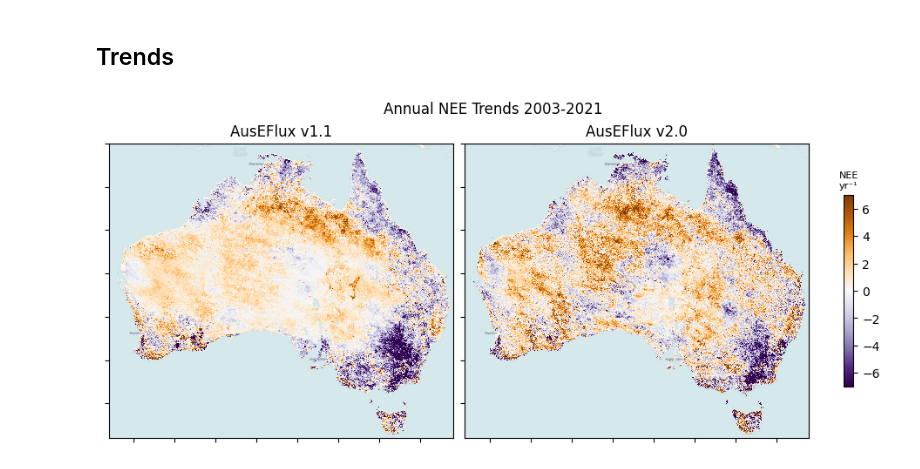
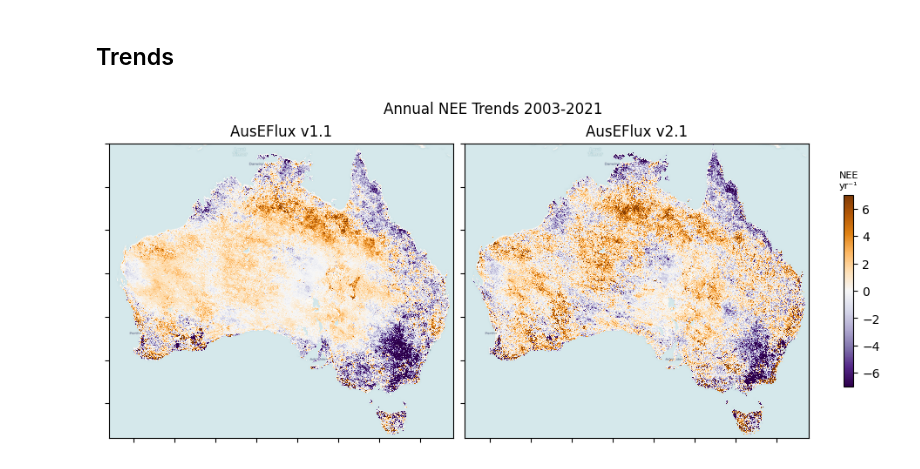
Before and after one commit to cbur24/AusEFlux, a Jupyter notebook: notebooks/analysis/Compare_AusEFlux_versions_NEE.ipynb, the cells around one changed output. Drawn from its saved outputs; the diff is of its cells as text; code cells hidden in the pictures.

```diff
--- a/notebooks/analysis/Compare_AusEFlux_versions_NEE.ipynb
+++ b/notebooks/analysis/Compare_AusEFlux_versions_NEE.ipynb
@@ -63,7 +64,9 @@ ds_v1 = xr.open_mfdataset(files).sel(time=slice('2003','2021'))
 ds_v1 = assign_crs(ds_v1, crs='EPSG:4326')
 ds_v1.attrs['nodata'] = np.nan
 
-folder = f'{base}v2/monthly/{var}'
+base = f'/g/data/xc0/project/AusEFlux/results/AusEFlux/'
+# folder = f'{base}v2/monthly/{var}'
+folder = f'{base}v2.1/{var}'
 files = [f'{folder}/{i}' for i in os.listdir(folder) if i.endswith(".nc")]
 files.sort()
 ds_v2 = xr.open_mfdataset(files).sel(time=slice('2003','2021'))
@@ -147,7 +150,7 @@ corr_data = [annual_mean_v1[f'{var}_median'].mean('time'),
              cv,
              corr]
 # %%
-products=[f'Annual Mean AusEFlux {var} v1.1', f'Annual Mean AusEFlux {var} v2.0',
+products=[f'Annual Mean AusEFlux {var} v1.1', f'Annual Mean AusEFlux {var} v2.1',
           'RMSE', 'Pearson Correlation']
 cmaps = ['Spectral_r', 'Spectral_r', 'cividis', 'pink']
 
@@ -276,22 +279,22 @@ trends_v2 = annual_mean_v2[f'{var}_median'].groupby('time.year').mean().polyfit(
 # %%
 fig,ax = plt.subplots(1,2, figsize=(9,4),sharey=True, layout='constrained')
 
 im = trends_v1.sel(degree=1).plot(ax=ax[0], cmap='PuOr_r', vmin=-7, vmax=7, add_colorbar=False, add_labels=False)
 im = trends_v2.sel(degree=1).plot(ax=ax[1], cmap='PuOr_r', vmin=-7, vmax=7, add_colorbar=False, add_labels=False)
 
 ctx.add_basemap(ax[0], source=ctx.providers.CartoDB.Voyager, crs='EPSG:4326', attribution='', attribution_size=1)
 ctx.add_basemap(ax[1], source=ctx.providers.CartoDB.Voyager, crs='EPSG:4326', attribution='', attribution_size=1)
 
 ax[0].set_title(label=f'AusEFlux v1.1')
-ax[1].set_title(label=f'AusEFlux v2.0')
+ax[1].set_title(label=f'AusEFlux v2.1')
 
 ax[0].set_yticklabels([])
 ax[0].set_xticklabels([])
 ax[1].set_yticklabels([])
 ax[1].set_xticklabels([])
 
 cb = fig.colorbar(im, ax=ax, shrink=0.65, orientation='vertical')
 cb.ax.set_title(f'{var}\nyr\u207B\u00B9', fontsize=8);
 fig.suptitle(f'Annual {var} Trends 2003-2021');
 # %% [output]
-[figure, old version]
+[figure, new version]
```
Also changed, not shown: parts of 4 cells of this notebook, 11 other files.
